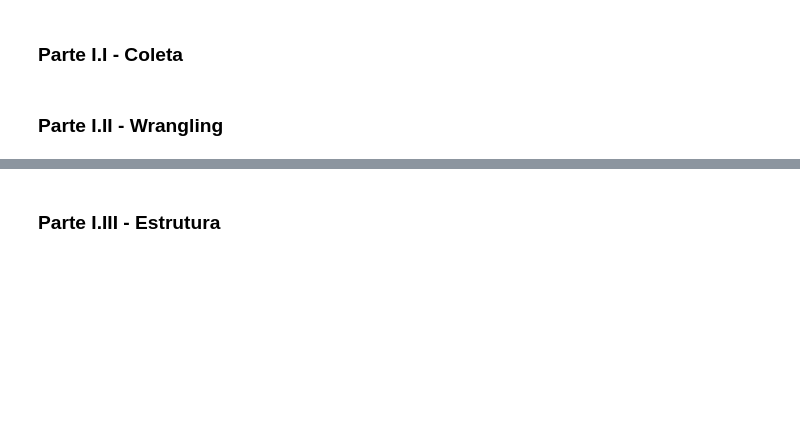
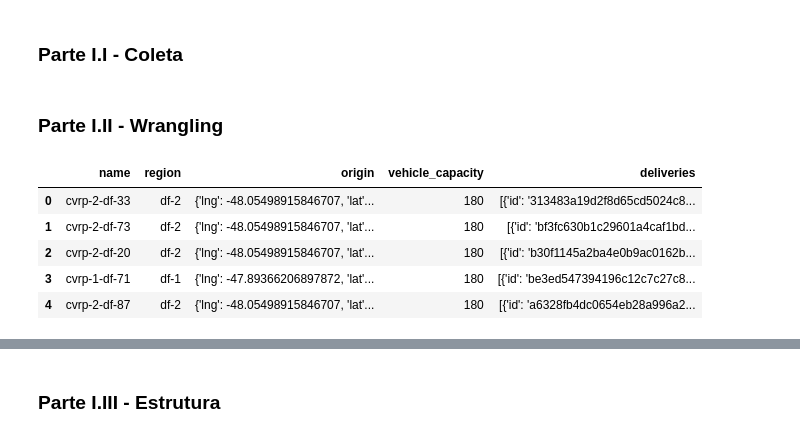
Before and after one commit to r-hugoalves/Analise_Exploratoria_Loggi, a Jupyter notebook: Análise_Exploratória_de_Dados_I.ipynb, the cells around one changed output, grey strips where cells are left out. Drawn from its saved outputs; the diff is of its cells as text; code cells hidden in the pictures; blank space fills up the shorter version.

```diff
--- a/Análise_Exploratória_de_Dados_I.ipynb
+++ b/Análise_Exploratória_de_Dados_I.ipynb
@@ -67,3 +67,15 @@ print(exemplo['vehicle_capacity'])
 print(exemplo['deliveries'][0]['id'])
 # %% [markdown]
 ### Parte I.II - Wrangling
+# %%
+import pandas as pd
+
+deliveries_df = pd.DataFrame(data)
+deliveries_df.head()
+# %% [output]
+|  | name | region | origin | vehicle_capacity | deliveries |
+| 0 | cvrp-2-df-33 | df-2 | {'lng': -48.05498915846707, 'lat'... | 180 | [{'id': '313483a19d2f8d65cd5024c8... |
+| 1 | cvrp-2-df-73 | df-2 | {'lng': -48.05498915846707, 'lat'... | 180 | [{'id': 'bf3fc630b1c29601a4caf1bd... |
+| 2 | cvrp-2-df-20 | df-2 | {'lng': -48.05498915846707, 'lat'... | 180 | [{'id': 'b30f1145a2ba4e0b9ac0162b... |
+| 3 | cvrp-1-df-71 | df-1 | {'lng': -47.89366206897872, 'lat'... | 180 | [{'id': 'be3ed547394196c12c7c27c8... |
+| 4 | cvrp-2-df-87 | df-2 | {'lng': -48.05498915846707, 'lat'... | 180 | [{'id': 'a6328fb4dc0654eb28a996a2... |
```
Also changed, not shown: parts of 6 cells of this notebook.
